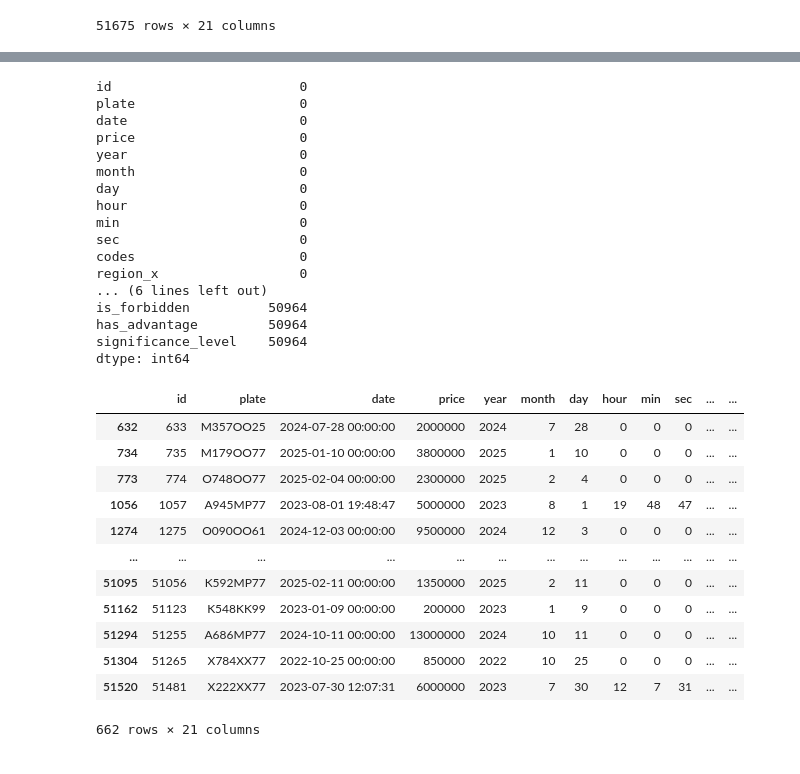
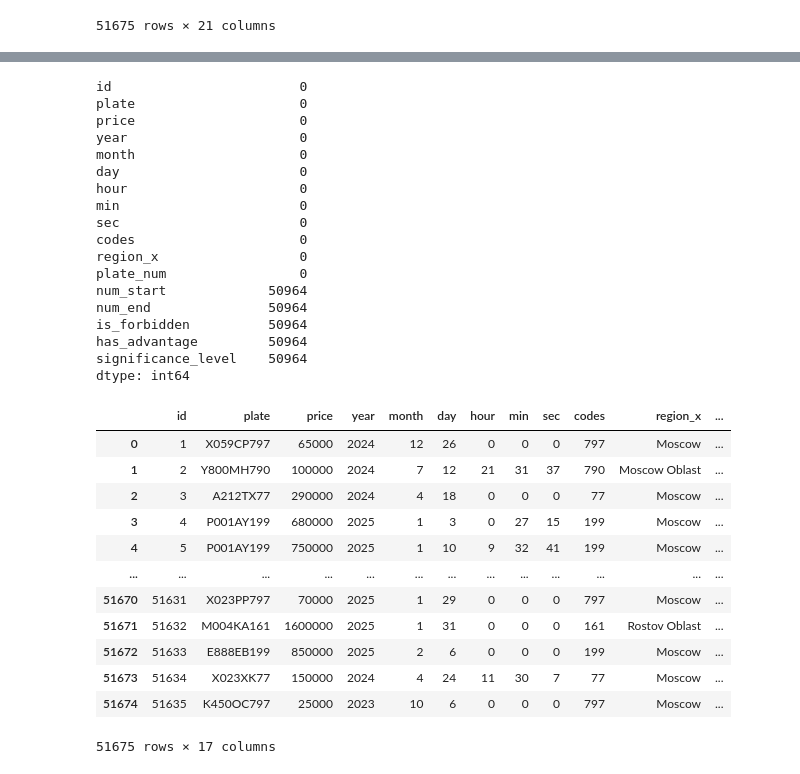
Before and after one commit to saimadhu27/car_plates_price_prediction, a Jupyter notebook: notebook.ipynb, the cells around one changed output, grey strips where cells are left out. Cells and saved outputs as stored; diff of their text form; code cells hidden in the pictures.

```diff
--- a/notebook.ipynb
+++ b/notebook.ipynb
@@ -337,0 +352,3 @@ data_merged
+# %%
+data_merged.drop(['date', 'plate_letters', 'letters', 'region_y'], axis = 1, inplace = True)
+data_merged.head()
@@ -340,7 +364,6 @@ data_merged.isna().sum()
 # %% [output]
 id                        0
 plate                     0
-date                      0
 price                     0
 year                      0
 month                     0
@@ -350,24 +373,31 @@ min                       0
 sec                       0
 codes                     0
 region_x                  0
-... (6 lines left out)
+plate_num                 0
+num_start             50964
+num_end               50964
 is_forbidden          50964
 has_advantage         50964
 significance_level    50964
 dtype: int64
 # %%
-data_merged[(data_merged['plate_num'] >= data_merged['num_start']) & (data_merged['plate_num'] <= data_merged['num_end'])]
+condition = (data_merged['plate_num'] >= data_merged['num_start']) & (data_merged['plate_num'] <= data_merged['num_end'])
-# %% [output]
-|  | id | plate | date | price | year | month | day | hour | min | sec | ... | ... |
-| 632 | 633 | M357OO25 | 2024-07-28 00:00:00 | 2000000 | 2024 | 7 | 28 | 0 | 0 | 0 | ... | ... |
-| 734 | 735 | M179OO77 | 2025-01-10 00:00:00 | 3800000 | 2025 | 1 | 10 | 0 | 0 | 0 | ... | ... |
-| 773 | 774 | O748OO77 | 2025-02-04 00:00:00 | 2300000 | 2025 | 2 | 4 | 0 | 0 | 0 | ... | ... |
-| 1056 | 1057 | A945MP77 | 2023-08-01 19:48:47 | 5000000 | 2023 | 8 | 1 | 19 | 48 | 47 | ... | ... |
-| 1274 | 1275 | O090OO61 | 2024-12-03 00:00:00 | 9500000 | 2024 | 12 | 3 | 0 | 0 | 0 | ... | ... |
-| ... | ... | ... | ... | ... | ... | ... | ... | ... | ... | ... | ... | ... |
-| 51095 | 51056 | K592MP77 | 2025-02-11 00:00:00 | 1350000 | 2025 | 2 | 11 | 0 | 0 | 0 | ... | ... |
-| 51162 | 51123 | K548KK99 | 2023-01-09 00:00:00 | 200000 | 2023 | 1 | 9 | 0 | 0 | 0 | ... | ... |
-| 51294 | 51255 | A686MP77 | 2024-10-11 00:00:00 | 13000000 | 2024 | 10 | 11 | 0 | 0 | 0 | ... | ... |
-| 51304 | 51265 | X784XX77 | 2022-10-25 00:00:00 | 850000 | 2022 | 10 | 25 | 0 | 0 | 0 | ... | ... |
-| 51520 | 51481 | X222XX77 | 2023-07-30 12:07:31 | 6000000 | 2023 | 7 | 30 | 12 | 7 | 31 | ... | ... |
-662 rows × 21 columns
+# %%
+# Step 3: Use .where() to keep government data only if the condition is met
+cols_to_clear = ['is_forbidden', 'has_advantage', 'significance_level']  # Adjust based on gov_df columns
+data_merged[cols_to_clear] = data_merged[cols_to_clear].where(condition)
+data_merged
+# %% [output]
+|  | id | plate | price | year | month | day | hour | min | sec | codes | region_x | ... |
+| 0 | 1 | X059CP797 | 65000 | 2024 | 12 | 26 | 0 | 0 | 0 | 797 | Moscow | ... |
+| 1 | 2 | Y800MH790 | 100000 | 2024 | 7 | 12 | 21 | 31 | 37 | 790 | Moscow Oblast | ... |
+| 2 | 3 | A212TX77 | 290000 | 2024 | 4 | 18 | 0 | 0 | 0 | 77 | Moscow | ... |
+| 3 | 4 | P001AY199 | 680000 | 2025 | 1 | 3 | 0 | 27 | 15 | 199 | Moscow | ... |
+| 4 | 5 | P001AY199 | 750000 | 2025 | 1 | 10 | 9 | 32 | 41 | 199 | Moscow | ... |
+| ... | ... | ... | ... | ... | ... | ... | ... | ... | ... | ... | ... | ... |
+| 51670 | 51631 | X023PP797 | 70000 | 2025 | 1 | 29 | 0 | 0 | 0 | 797 | Moscow | ... |
+| 51671 | 51632 | M004KA161 | 1600000 | 2025 | 1 | 31 | 0 | 0 | 0 | 161 | Rostov Oblast | ... |
+| 51672 | 51633 | E888EB199 | 850000 | 2025 | 2 | 6 | 0 | 0 | 0 | 199 | Moscow | ... |
+| 51673 | 51634 | X023XK77 | 150000 | 2024 | 4 | 24 | 11 | 30 | 7 | 77 | Moscow | ... |
+| 51674 | 51635 | K450OC797 | 25000 | 2023 | 10 | 6 | 0 | 0 | 0 | 797 | Moscow | ... |
+51675 rows × 17 columns
```
Also changed, not shown: parts of 14 cells of this notebook.
